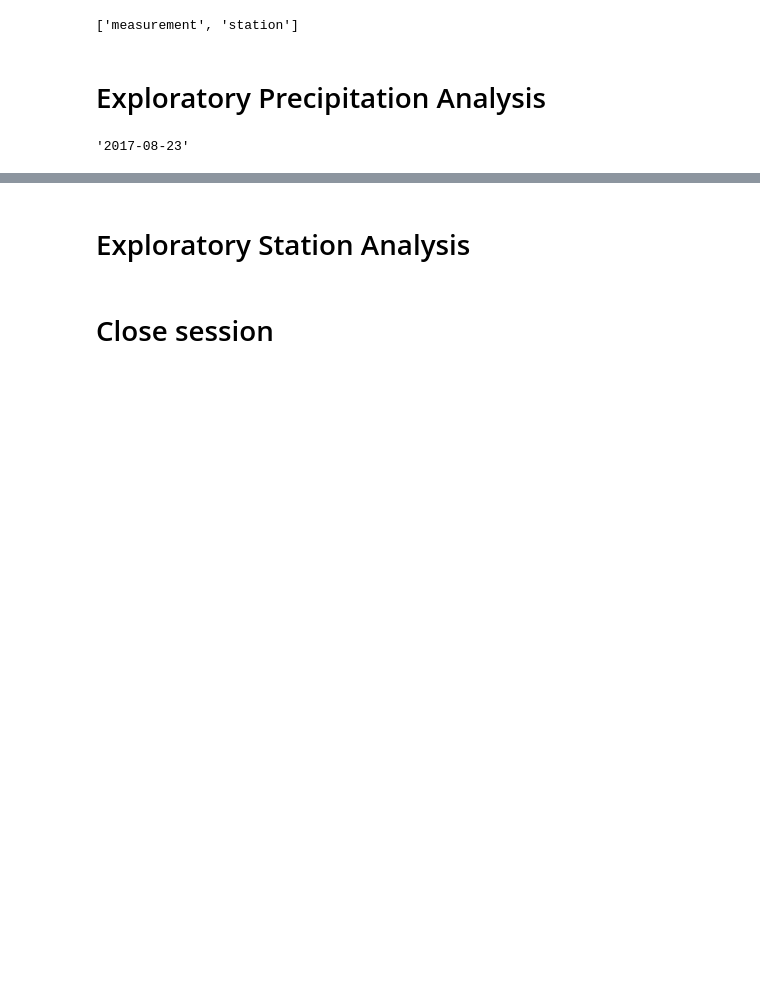
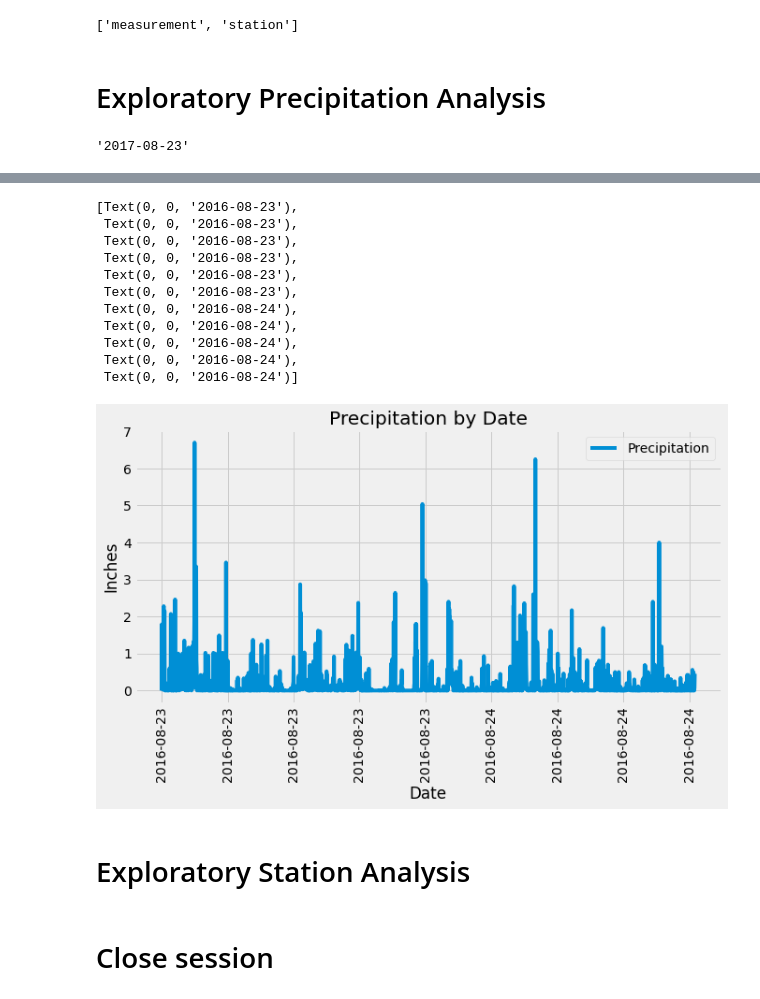
Before and after one commit to cgangi2216/sqlalchemy-challenge, a Jupyter notebook: climate.ipynb, the cells around one changed output, grey strips where cells are left out. Drawn from its saved outputs; the diff is of its cells as text; code cells hidden in the pictures; blank space fills up the shorter version.

Commit message:
Completed Exploratory Precipitation Analysis

```diff
--- a/climate.ipynb
+++ b/climate.ipynb
@@ -54,14 +54,22 @@ endate = dt.datetime.strptime(max_date, '%Y-%m-%d').date()
 startdate = endate - timedelta(days=365)
 
 # Perform a query to retrieve the data and precipitation scores
-results = session.query(Measurement, Station).filter(Measurement.date >= startdate, Measurement.date <= endate)
-results
+results = session.query(Measurement.date, Measurement.prcp
+#                        , Measurement.id, Measurement.station, Measurement.tobs
+#                        , station.id , station.station, station.name, station.latitude, station.longitude, station.elevation
+                       ).filter(Measurement.date >= startdate, Measurement.date <= endate).all()
 
-# Save the query results as a Pandas DataFrame and set the index to the date column
+# Save the query results as a Pandas DataFrame and sort DataFrame by date
+df = pd.DataFrame(results).sort_values('date')
 
+# Rename columns
+df = df.rename(columns={'date':'Date','prcp':'Precipitation'})
 
-# Sort the dataframe by date
+# Set the index to the date column
+df = df.set_index('Date')
 
+# Drop NA
+df = df.dropna()
 
-# Use Pandas Plotting with Matplotlib to plot the data
+df.head()
 # %% [output]
@@ -71,3 +83,22 @@ results
+# %%
+# Use Pandas Plotting with Matplotlib to plot the data
+fig1 = df.plot(figsize=(10,5), title='Precipitation by Date')
+fig1.set_xlabel('Date')
+fig1.set_ylabel('Inches')
+fig1.set_xticklabels(df.index,rotation=90)
+# %% [output]
+[Text(0, 0, '2016-08-23'),
+ Text(0, 0, '2016-08-23'),
+ Text(0, 0, '2016-08-23'),
+ Text(0, 0, '2016-08-23'),
+ Text(0, 0, '2016-08-23'),
+ Text(0, 0, '2016-08-23'),
+ Text(0, 0, '2016-08-24'),
+ Text(0, 0, '2016-08-24'),
+ Text(0, 0, '2016-08-24'),
+ Text(0, 0, '2016-08-24'),
+ Text(0, 0, '2016-08-24')]
+[figure, added]
 # %% [markdown]
 # Exploratory Station Analysis
 # %%
```
Also changed, not shown: parts of 3 cells of this notebook.
